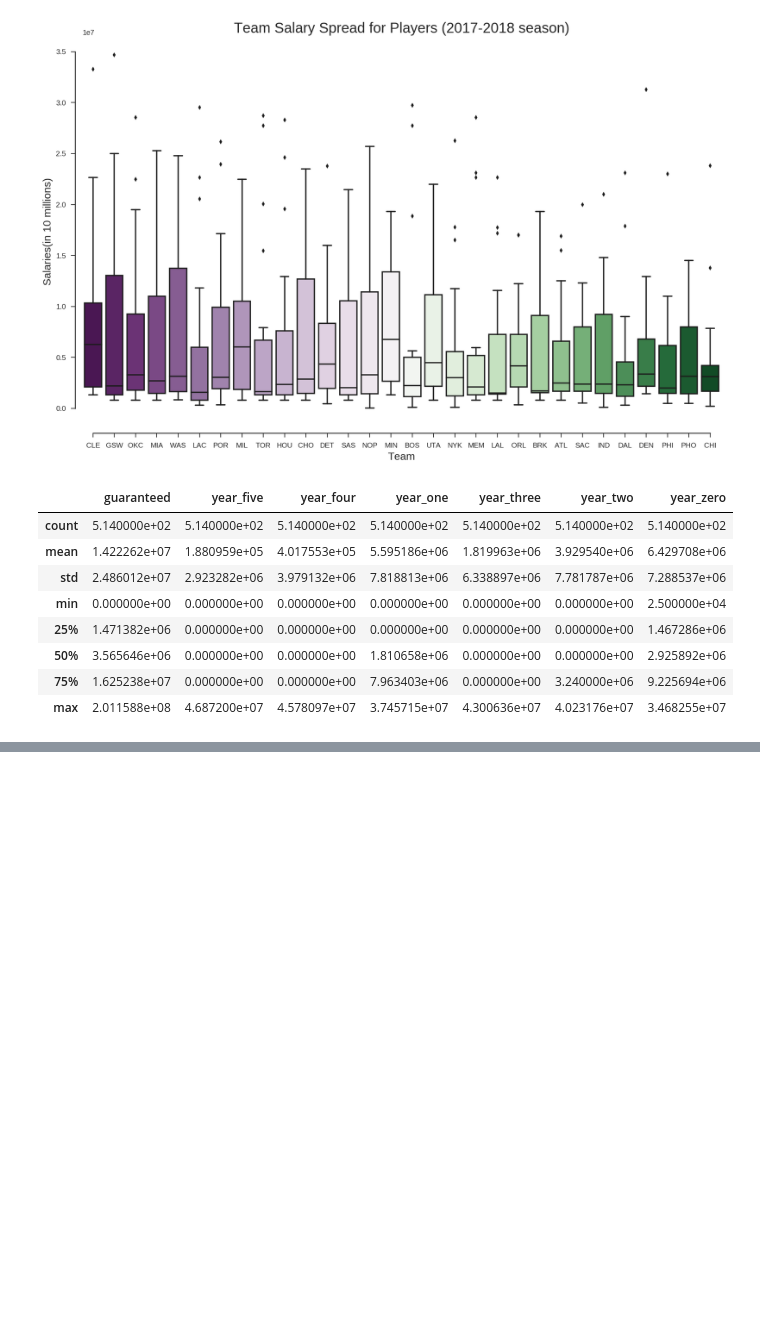
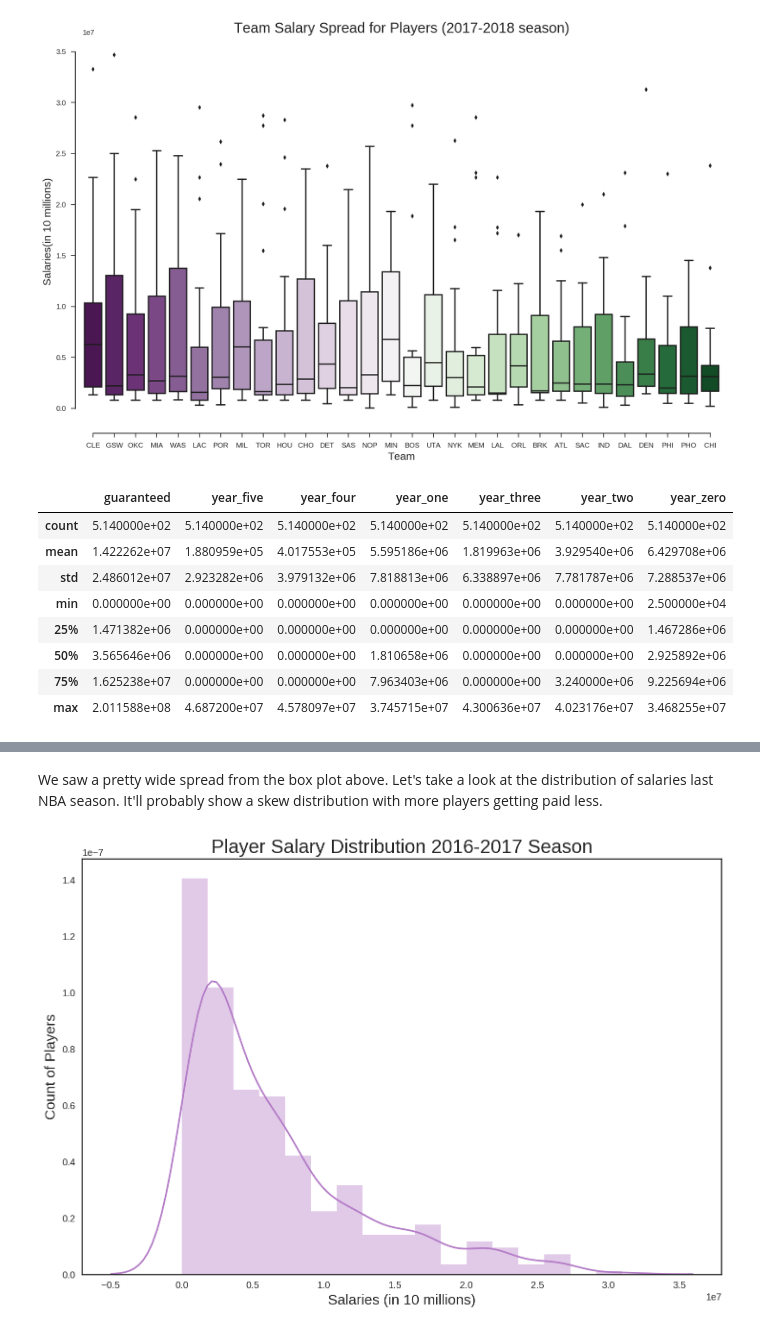
Before and after one commit to michaelkim9/nba_predictor_project_dsi, a Jupyter notebook: Part_3_exploratory_data_analysis.ipynb, the cells around one changed output, grey strips where cells are left out. Saved outputs shown, nothing was run; the diff lists cells and outputs as text; code cells hidden in the pictures; blank space fills up the shorter version.

```diff
--- a/Part_3_exploratory_data_analysis.ipynb
+++ b/Part_3_exploratory_data_analysis.ipynb
@@ -167,2 +167,3 @@ Now let's start doing some exploratory data analysis on the main table for our m
 # %%
-nba_df = query_to_df('SELECT * FROM ')
+nba_df = query_to_df('SELECT * FROM nba_2016')
+nba_df.head()
@@ -168,0 +198,15 @@ nba_df = query_to_df('SELECT * FROM ')
+# %% [markdown]
+We saw a pretty wide spread from the box plot above. Let's take a look at the distribution of salaries last NBA season. It'll probably show a skew distribution with more players getting paid less.
+# %%
+fig = plt.figure(figsize=(12,8))
+ax = plt.gca()
+
+sns.set(style="white", palette="muted", color_codes=True)
+sns.distplot(nba_df['recent_salary'], color="m")
+
+ax.set_title('Player Salary Distribution 2016-2017 Season',size=20)
+ax.set_ylabel('Count of Players', fontsize=15)
+ax.set_xlabel('Salaries (in 10 millions)', fontsize=15)
+plt.show()
+# %% [output]
+[figure, added]
```
Also changed, not shown: parts of 8 cells of this notebook, 2 other files.
